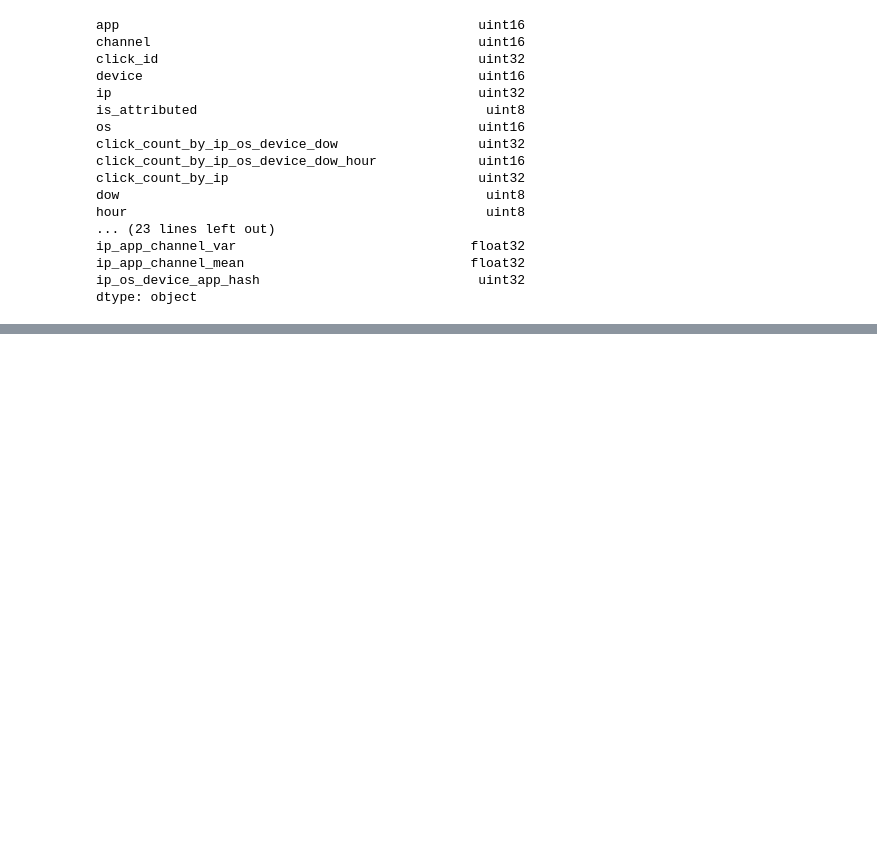
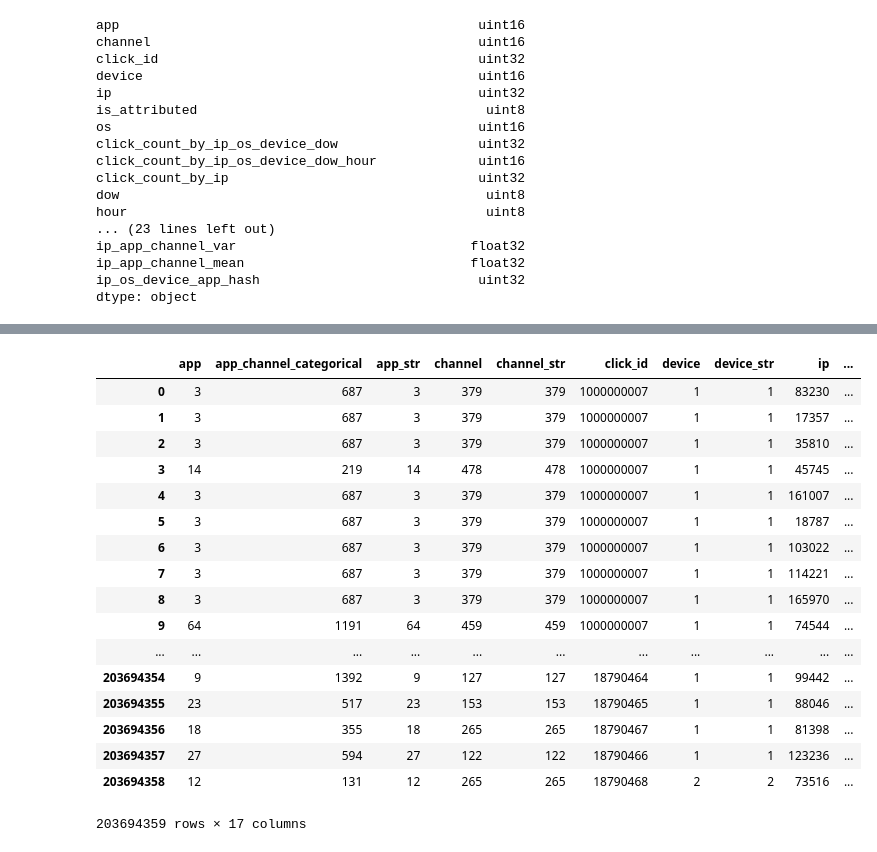
Before and after one commit to kenkoooo/talkingdata-adtracking-fraud-detection, a Jupyter notebook: kenkoooo/notebook/add_features.ipynb, the cells around one changed output, grey strips where cells are left out. Saved outputs shown, nothing was run; the diff lists cells and outputs as text; code cells hidden in the pictures; blank space fills up the shorter version.

```diff
--- a/kenkoooo/notebook/add_features.ipynb
+++ b/kenkoooo/notebook/add_features.ipynb
@@ -527,0 +716,3 @@ df.to_hdf("../data/merged_click_data.hdf", "merged_click_data")
+# %%
+%%time
+df["ip_os_channel_categorical"] = pd.Categorical(df["ip_os_channel_str"]).codes
@@ -527,0 +722,3 @@ df.to_hdf("../data/merged_click_data.hdf", "merged_click_data")
+# %%
+%%time
+df["ip_os_device_channel_categorical"] = pd.Categorical(df["ip_os_device_channel_str"]).codes
@@ -527,0 +748,2 @@ df.to_hdf("../data/merged_click_data.hdf", "merged_click_data")
+# %%
+df.drop(columns=["ip_os_device_str", "ip_os_device_app_str", "app_channel_str", "ip_os_channel_str", "ip_os_device_channel_str"], inplace=True)
@@ -527,0 +797,3 @@ df.to_hdf("../data/merged_click_data.hdf", "merged_click_data")
+# %%
+%%time
+df.sort_index(axis=1, inplace=True)
@@ -527,0 +803,21 @@ df.to_hdf("../data/merged_click_data.hdf", "merged_click_data")
+# %%
+df
+# %% [output]
+|  | app | app_channel_categorical | app_str | channel | channel_str | click_id | device | device_str | ip | ... |
+| 0 | 3 | 687 | 3 | 379 | 379 | 1000000007 | 1 | 1 | 83230 | ... |
+| 1 | 3 | 687 | 3 | 379 | 379 | 1000000007 | 1 | 1 | 17357 | ... |
+| 2 | 3 | 687 | 3 | 379 | 379 | 1000000007 | 1 | 1 | 35810 | ... |
+| 3 | 14 | 219 | 14 | 478 | 478 | 1000000007 | 1 | 1 | 45745 | ... |
+| 4 | 3 | 687 | 3 | 379 | 379 | 1000000007 | 1 | 1 | 161007 | ... |
+| 5 | 3 | 687 | 3 | 379 | 379 | 1000000007 | 1 | 1 | 18787 | ... |
+| 6 | 3 | 687 | 3 | 379 | 379 | 1000000007 | 1 | 1 | 103022 | ... |
+| 7 | 3 | 687 | 3 | 379 | 379 | 1000000007 | 1 | 1 | 114221 | ... |
+| 8 | 3 | 687 | 3 | 379 | 379 | 1000000007 | 1 | 1 | 165970 | ... |
+| 9 | 64 | 1191 | 64 | 459 | 459 | 1000000007 | 1 | 1 | 74544 | ... |
+| ... | ... | ... | ... | ... | ... | ... | ... | ... | ... | ... |
+| 203694354 | 9 | 1392 | 9 | 127 | 127 | 18790464 | 1 | 1 | 99442 | ... |
+| 203694355 | 23 | 517 | 23 | 153 | 153 | 18790465 | 1 | 1 | 88046 | ... |
+| 203694356 | 18 | 355 | 18 | 265 | 265 | 18790467 | 1 | 1 | 81398 | ... |
+| 203694357 | 27 | 594 | 27 | 122 | 122 | 18790466 | 1 | 1 | 123236 | ... |
+| 203694358 | 12 | 131 | 12 | 265 | 265 | 18790468 | 2 | 2 | 73516 | ... |
+203694359 rows × 17 columns
```
Also changed, not shown: parts of 70 cells of this notebook, 4 other files.
